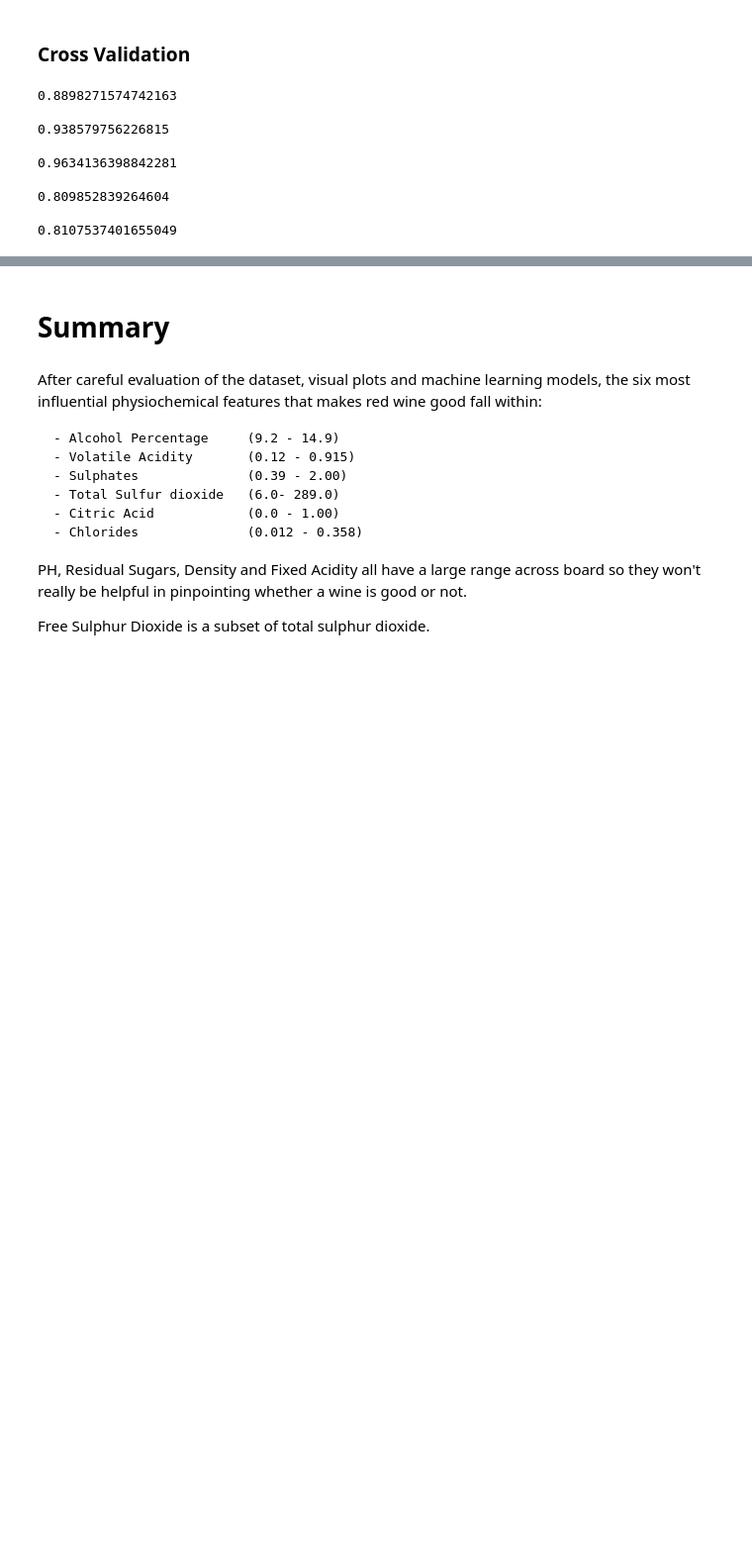
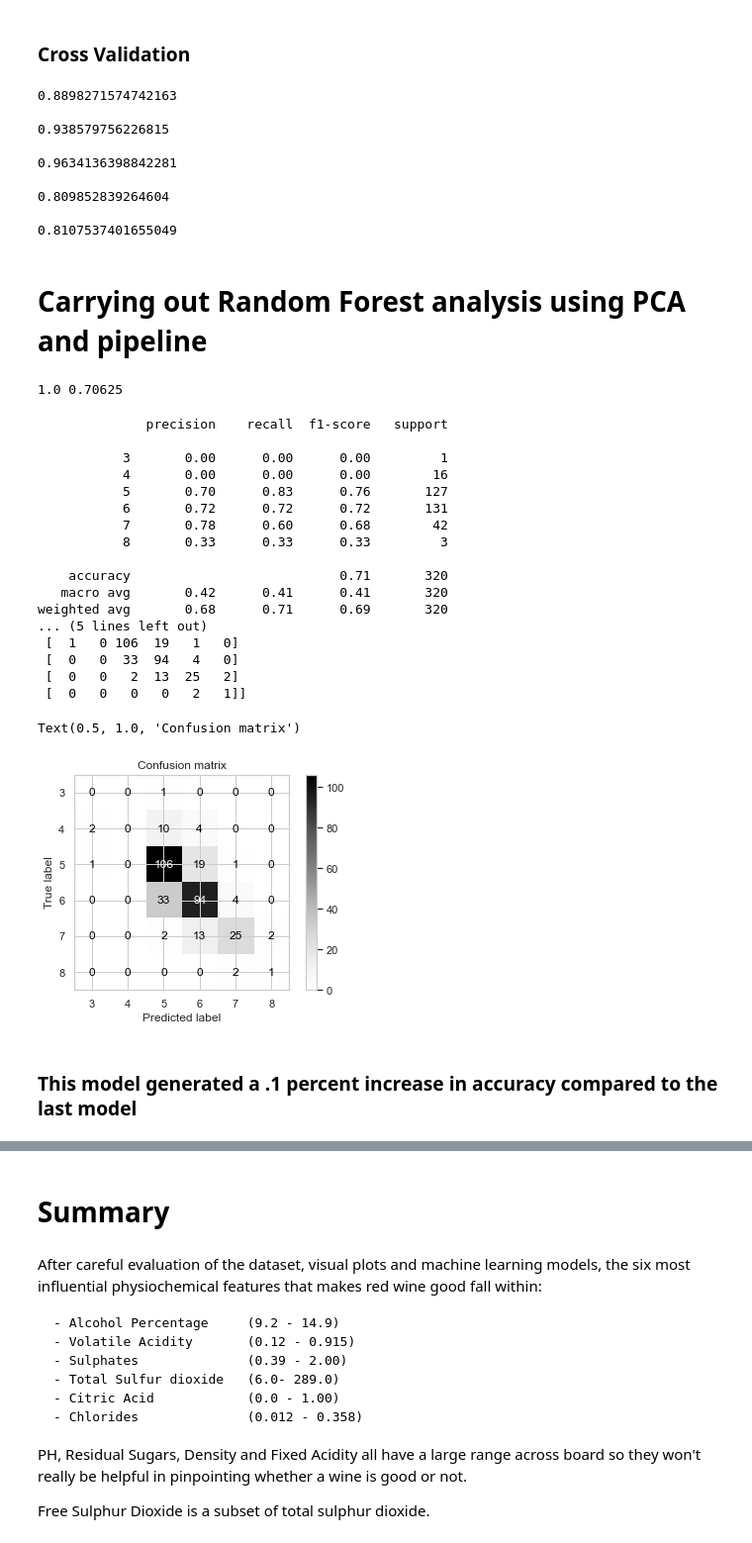
Before and after one commit to Chizzy-codes/Red-Wine-Quality-ML-Model, a Jupyter notebook: Red WIne Predictive model.ipynb, the cells around one changed output, grey strips where cells are left out. Shown at 99% size. Drawn from its saved outputs; the diff is of its cells as text; code cells hidden in the pictures; blank space fills up the shorter version.

```diff
--- a/Red WIne Predictive model.ipynb
+++ b/Red WIne Predictive model.ipynb
@@ -1352,3 +1352,49 @@ print(lr_val.mean())
 # The support vector machine = Linear SVC model
 # %%
 # for the second dataset with the quality column being the output variable the random forest model performed best.
+# %% [markdown]
+# Carrying out Random Forest analysis using PCA and pipeline
+# %%
+from sklearn.pipeline import Pipeline
+from sklearn.decomposition import PCA
+
+pipe = Pipeline([('pca', PCA(n_components=6)),
+                 ('rf', RandomForestClassifier(n_estimators=100, max_features='log2', min_samples_split=4))])
+
+pipe.fit(X_train, y_train)
+
+pcapred = pipe.predict(X_test)
+
+print(pipe.score(X_train, y_train), pipe.score(X_test, y_test))
+# %% [output]
+1.0 0.70625
+# %%
+print(classification_report(y_test, pcapred))
+print('\n')
+print(confusion_matrix(y_test, pcapred))
+
+plot77 = plot_confusion_matrix(pipe, X_test, y_test, display_labels=[3,4,5,6,7,8], cmap='Greys')
+
+plot77.ax_.set_title('Confusion matrix')
+# %% [output]
+              precision    recall  f1-score   support
+
+           3       0.00      0.00      0.00         1
+           4       0.00      0.00      0.00        16
+           5       0.70      0.83      0.76       127
+           6       0.72      0.72      0.72       131
+           7       0.78      0.60      0.68        42
+           8       0.33      0.33      0.33         3
+
+    accuracy                           0.71       320
+   macro avg       0.42      0.41      0.41       320
+weighted avg       0.68      0.71      0.69       320
+... (5 lines left out)
+ [  1   0 106  19   1   0]
+ [  0   0  33  94   4   0]
+ [  0   0   2  13  25   2]
+ [  0   0   0   0   2   1]]
+Text(0.5, 1.0, 'Confusion matrix')
+[figure, added]
+# %% [markdown]
+### This model generated a .1 percent increase in accuracy compared to the last model
```
Also changed, not shown: parts of 24 cells of this notebook.
